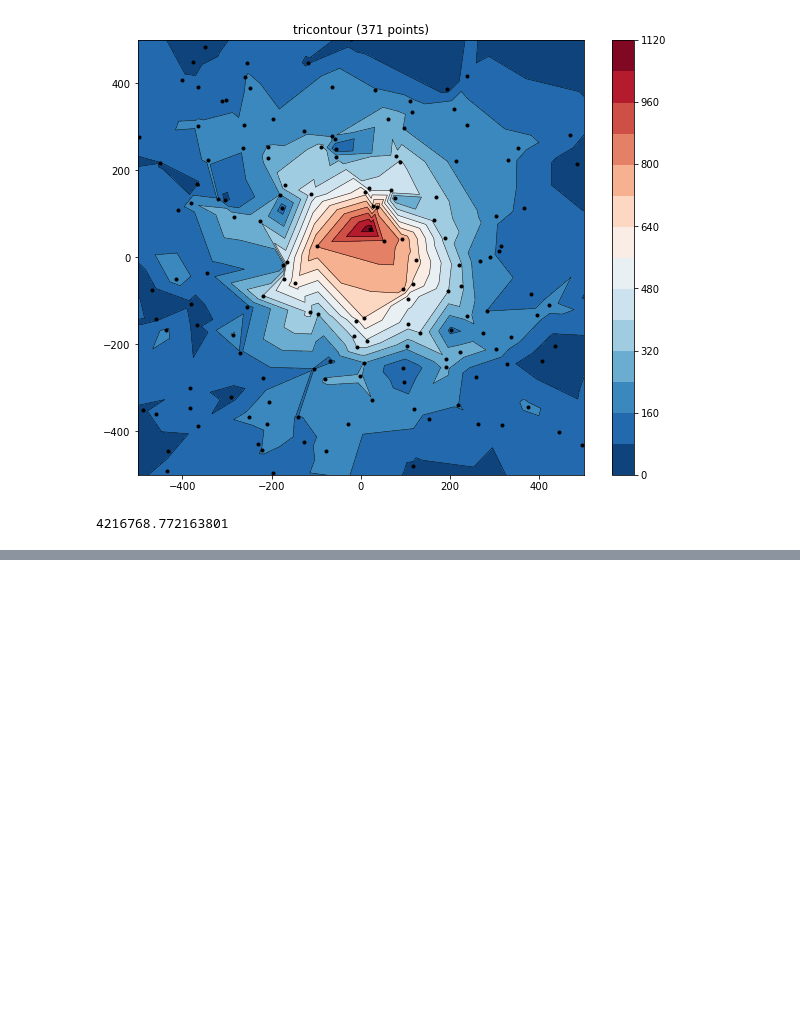
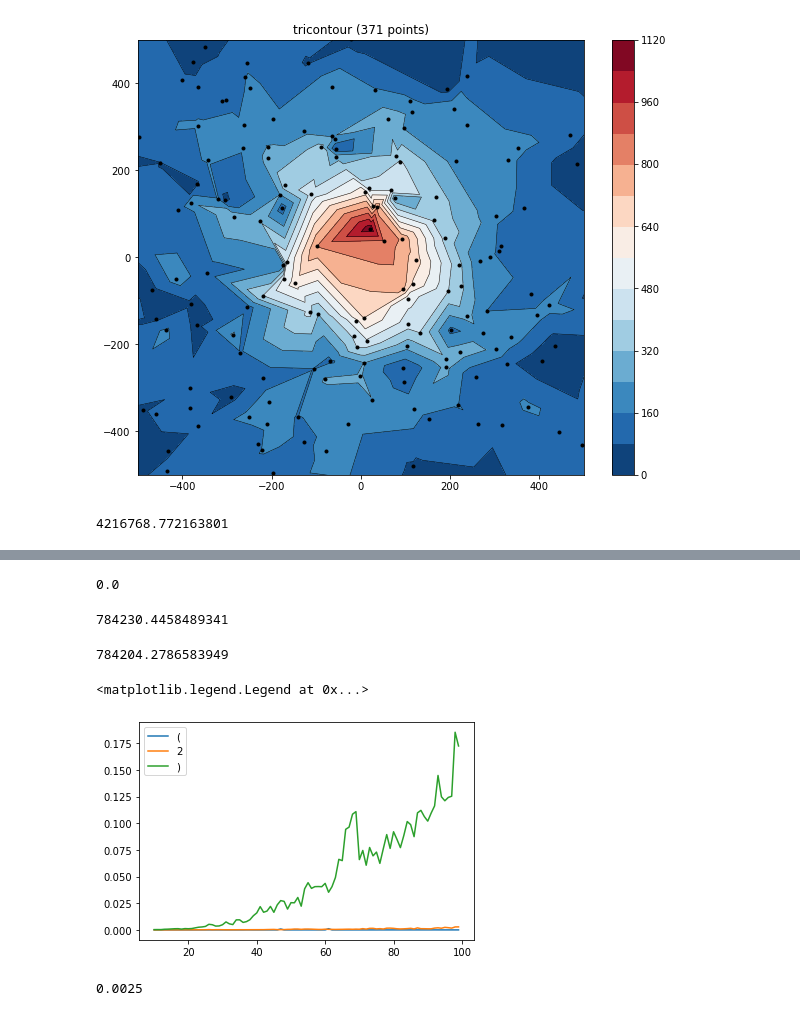
Before and after one commit to troyzx/Python, a Jupyter notebook: week13/homework/demo/final_demo.ipynb, the cells around one changed output, grey strips where cells are left out. Drawn from its saved outputs; the diff is of its cells as text; code cells hidden in the pictures; blank space fills up the shorter version.

```diff
--- a/week13/homework/demo/final_demo.ipynb
+++ b/week13/homework/demo/final_demo.ipynb
@@ -233,0 +256,6 @@ max(vx)
+# %%
+product1 =1
+n = 4500
+for i in range(n-1):
+    product1 = product1*2*np.sin((i+1)*np.pi/n)
+print("{0:-^26.45f}".format(product1))
@@ -233,0 +267,61 @@ max(vx)
+# %%
+0.0006**110
+# %% [output]
+0.0
+# %%
+314/(np.sin(np.pi/314)**2)/4
+# %% [output]
+784230.4458489341
+# %%
+314**3/4/(np.pi**2)
+# %% [output]
+784204.2786583949
+# %%
+n = range(10,100)
+t = []
+for N in n:
+    time.perf_counter()
+    start = time.time()
+    sum = 0
+    for i in range(N):
+        sum+=1
+    end = time.time()
+    elapse = end - start
+    t.append(elapse)
+plt.plot(n, t)
+plt.legend('(1),')
+
+t = []
+for N in n:
+    time.perf_counter()
+    start = time.time()
+    sum = 0
+    for i in range(N):
+        for j in range(N):
+            sum+=1
+    end = time.time()
+    elapse = end - start
+    t.append(elapse)
+plt.plot(n, t)
+plt.legend('(2),')
+
+t = []
+for N in n:
+    time.perf_counter()
+    start = time.time()
+    sum = 0
+    for i in range(N):
+        for j in range(N*N):
+            sum+=1
+    end = time.time()
+    elapse = end - start
+    t.append(elapse)
+plt.plot(n, t)
+plt.legend('(2),')
+# %% [output]
+<matplotlib.legend.Legend at 0x...>
+[figure, added]
+# %%
+1/16/25
+# %% [output]
+0.0025
```
Also changed, not shown: parts of 10 cells of this notebook, 3 other files.
